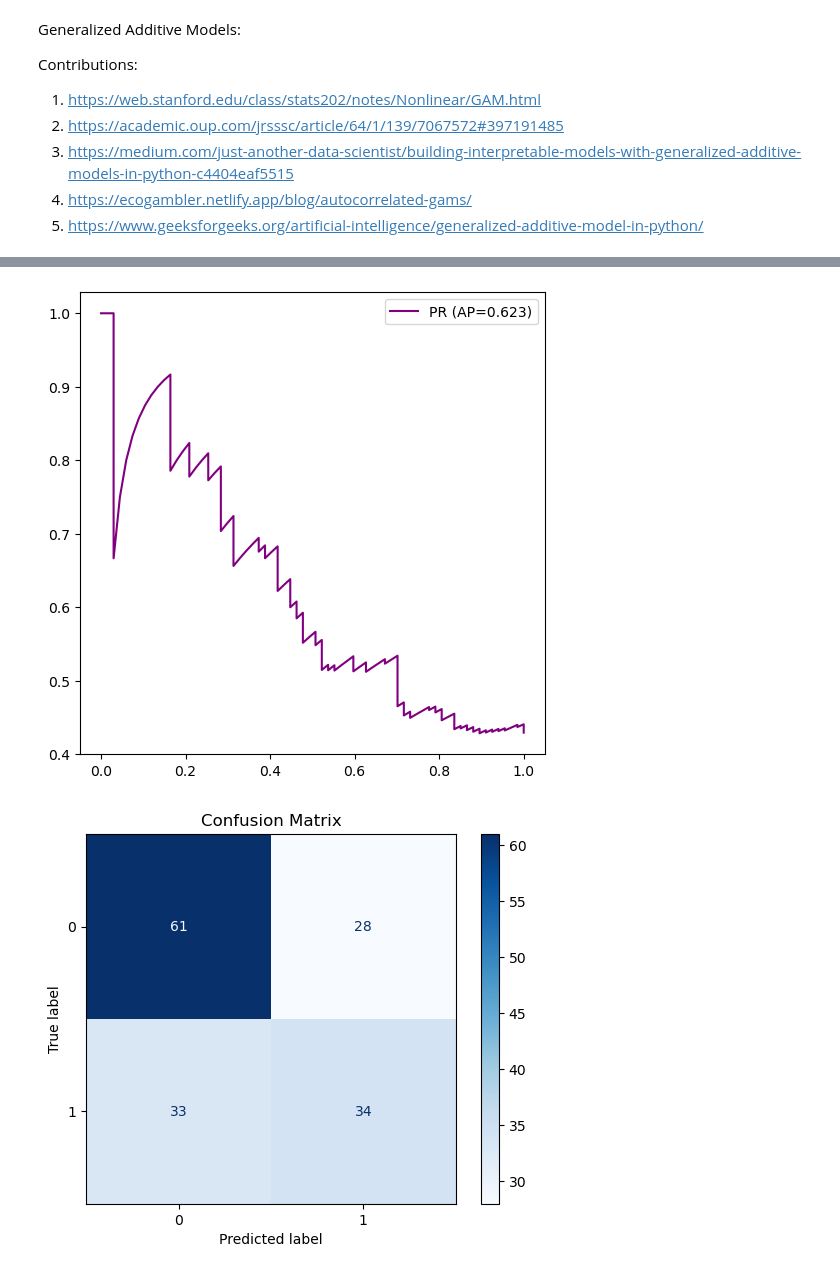
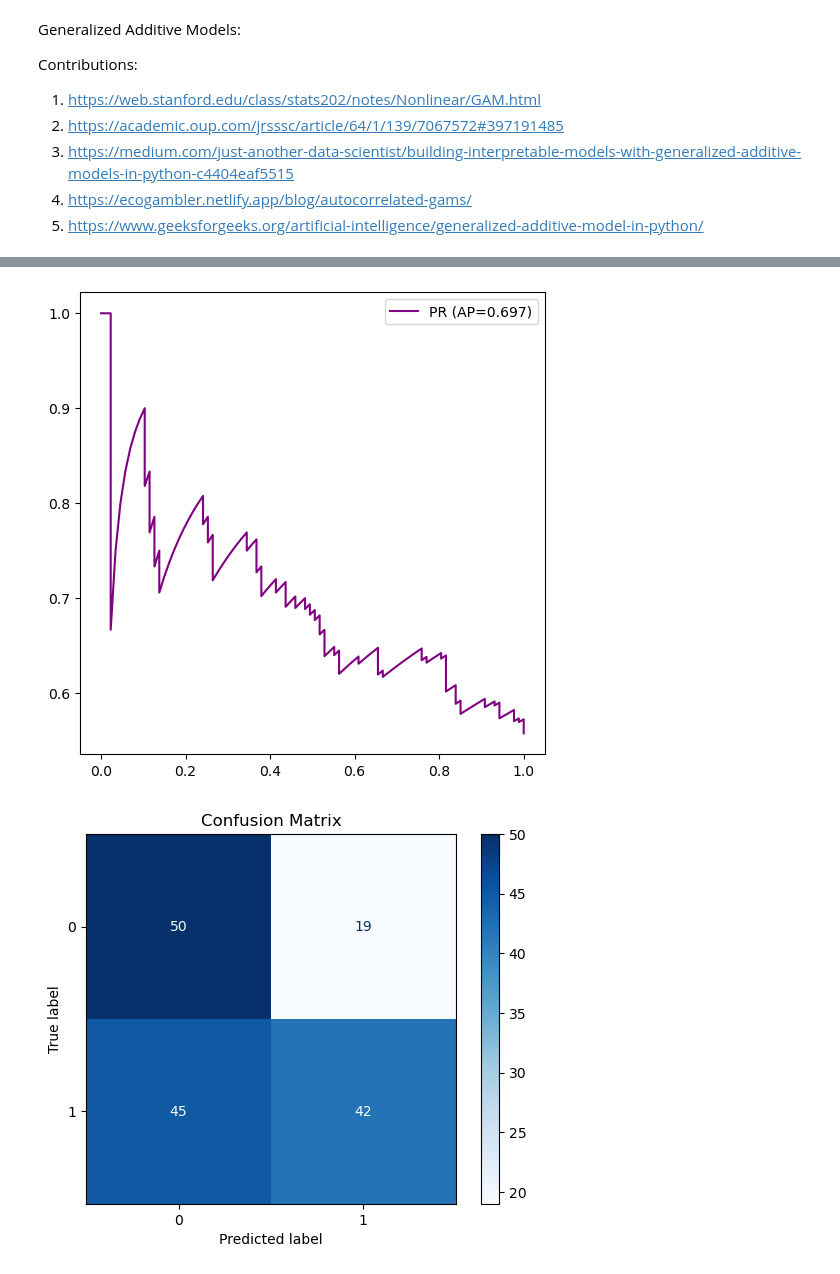
Before and after one commit to CChlungwani/forecast_curve, a Jupyter notebook: model_training/gam.ipynb, the cells around one changed output, grey strips where cells are left out. Saved outputs shown, nothing was run; the diff lists cells and outputs as text; code cells hidden in the pictures.

```diff
--- a/model_training/gam.ipynb
+++ b/model_training/gam.ipynb
@@ -52,7 +52,7 @@ os.chdir('C:/Users/ccwis/OneDrive/Documents/1. MEng - Data Science/Project/facto
 
 # Data import:
 df_factor = pd.read_csv("labeled_relative_factor_returns.csv", parse_dates=['Date'])
-df_factor = df_factor[['Date','Value_vs_Quality_trend']]
+df_factor = df_factor[['Date','Momentum_vs_Value_trend']]
 df_factor = df_factor.set_index('Date')
 
 df = pd.read_csv("lagged_data.csv", parse_dates=['Date'])
@@ -215,7 +215,7 @@ def walk_forward_validation(
     feature_variables,
     n_test,
     base_params,
-    lookback=360,
+    lookback=749,
     retune_every=52
 ):
     """
@@ -314,8 +314,8 @@ def display_walkforward_results(y_true, y_pred, y_proba=None):
         print(f"Log Loss : {ll:.3f}")
 
     plt.figure(figsize=(12,5))
-    plt.plot(y_true, label="True", marker="o")
-    plt.plot(y_pred, label="Predicted", marker="x")
+    plt.plot(y_true, label="True", marker="o",linestyle='None')
+    plt.plot(y_pred, label="Predicted", marker="x",linestyle='None')
     plt.plot(y_proba,label="Probability",linestyle='--', alpha=0.5)
     plt.title("Walk-forward Predictions vs True Values")
     plt.legend()
@@ -325,6 +325,8 @@ def display_walkforward_results(y_true, y_pred, y_proba=None):
         fpr, tpr, _ = roc_curve(y_true, y_proba)
         plt.figure(figsize=(6,6))
         plt.plot(fpr, tpr, label=f"ROC (AUC={auc:.3f})")
+        plt.xlabel("False Positive Rate")
+        plt.ylabel("True Positive Rate")
         plt.plot([0,1],[0,1], '--', color='gray')
         plt.legend()
         plt.show()
@@ -364,7 +366,7 @@ def main():
         feature_variables,
         FINAL_TEST_POINTS,
         best_params,
-        lookback=360,
+        lookback=749,
         retune_every=52
     )
 
@@ -462,5 +457,5 @@ Log Loss : 0.916
-[figure, old version]
+[figure, new version]
-[figure, old version]
+[figure, new version]
 # %%
 #results = main()
 
```
Also changed, not shown: parts of 4 cells of this notebook, 12 other files.
